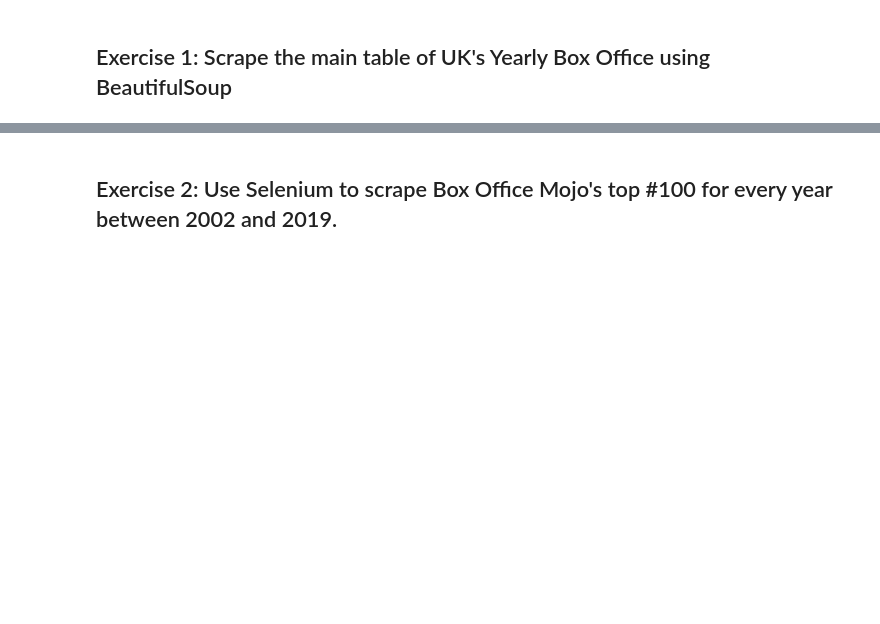
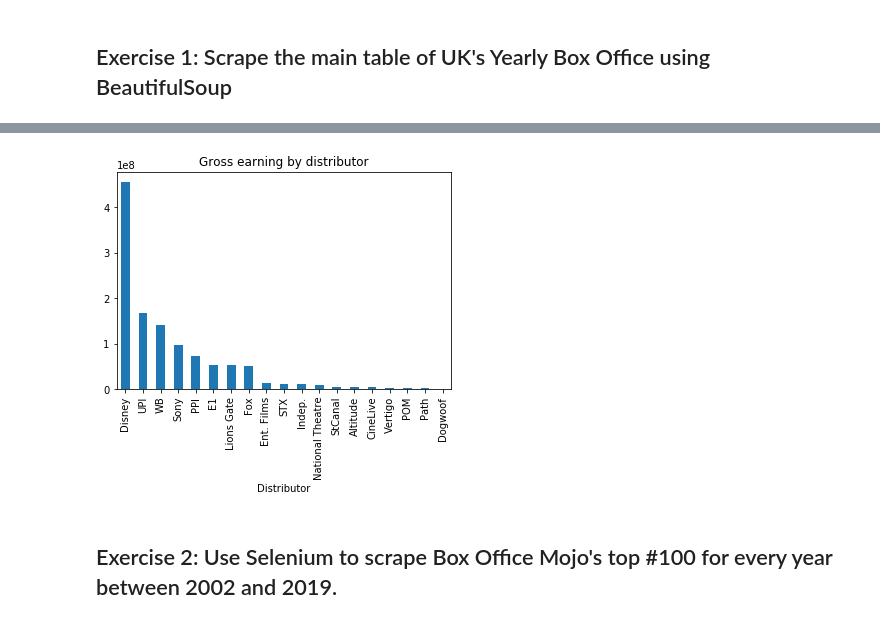
Before and after one commit to nestauk/im-tutorials, a Jupyter notebook: notebooks/Web-Scraping/solutions.ipynb, the cells around one changed output, grey strips where cells are left out. Saved outputs shown, nothing was run; the diff lists cells and outputs as text; code cells hidden in the pictures; blank space fills up the shorter version.

```diff
--- a/notebooks/Web-Scraping/solutions.ipynb
+++ b/notebooks/Web-Scraping/solutions.ipynb
@@ -47,12 +69,19 @@ plt.show()
 # %%
 # Q2
 
 # Remove the £ symbol and transform strings to integers
 data['Gross'] = data['Gross'].apply(lambda x: int(x[1:].replace(',', '')))
 
 # Group the data by Distributor and add the Gross value of their movies
-data.groupby('Distributor')['Gross'].sum().sort_values(ascending=False).plot(kind='bar', title='Gross earning by distributor')
+(data
+ .groupby('Distributor')
+ ['Gross'].sum()
+ .sort_values(ascending=False)
+ .plot.bar(title='Gross earning by distributor')
+)
 
 plt.show()
+# %% [output]
+[figure, added]
 # %% [markdown]
 ## Exercise 2: Use Selenium to scrape Box Office Mojo's top #100 for every year between 2002 and 2019.
```
Also changed, not shown: parts of 9 cells of this notebook, 3 other files.
